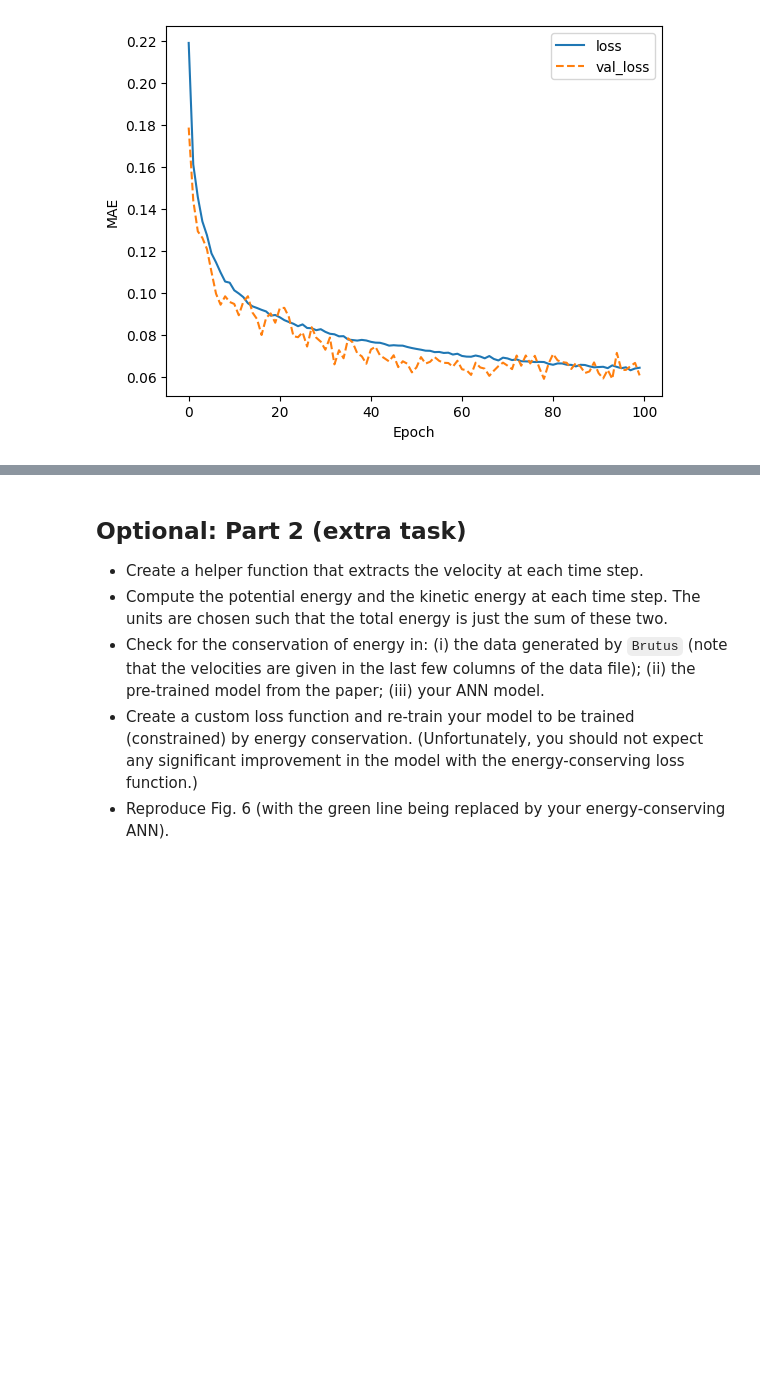
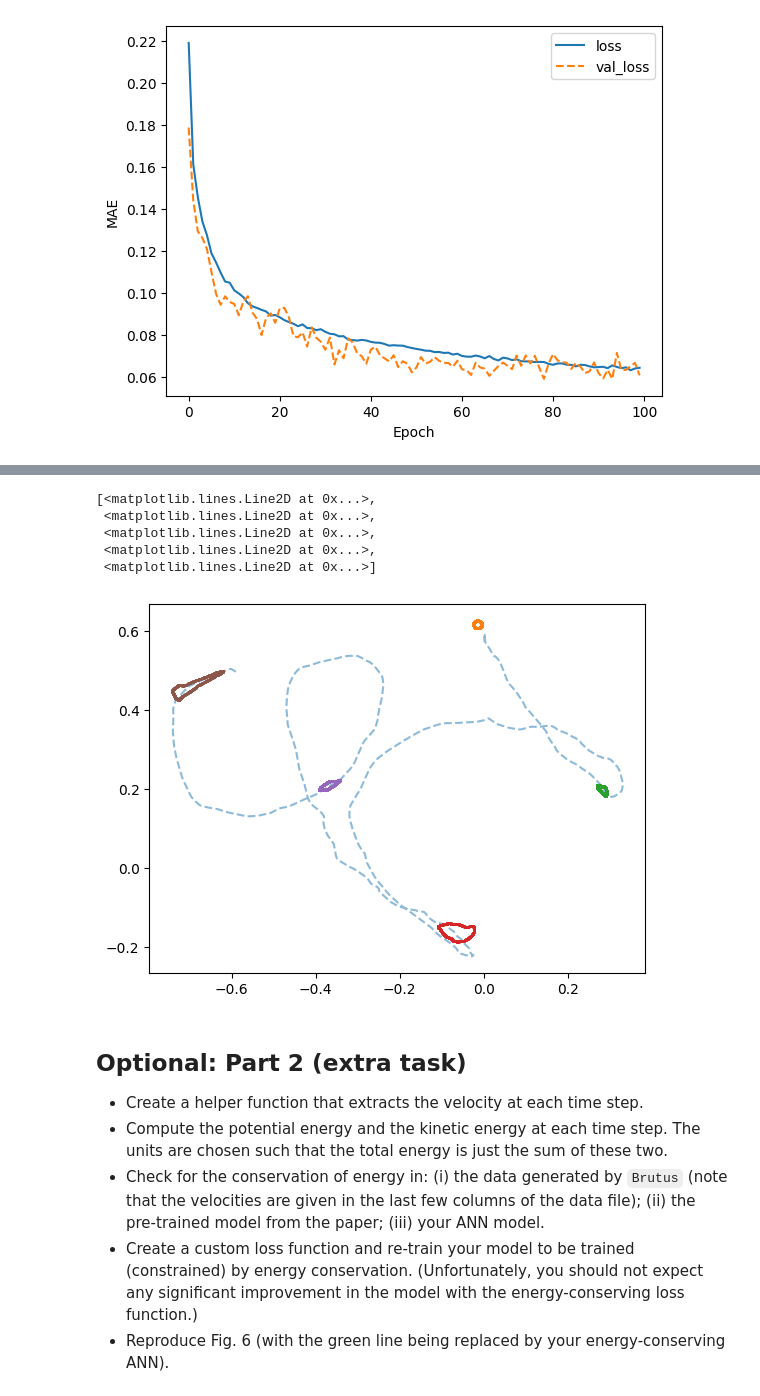
Before and after one commit to stinaper/tif285, a Jupyter notebook: doc/pub/Projects/Project2/TIF285_Project2.ipynb, the cells around one changed output, grey strips where cells are left out. Drawn from its saved outputs; the diff is of its cells as text; code cells hidden in the pictures; blank space fills up the shorter version.

```diff
--- a/doc/pub/Projects/Project2/TIF285_Project2.ipynb
+++ b/doc/pub/Projects/Project2/TIF285_Project2.ipynb
@@ -501,0 +502,28 @@ ax.legend()
+# %%
+# Small variations in input (fig. 5 in paper)
+r = 0.01
+t = np.array([0.95, 1.9, 2.95, 3.8])
+num = 1000
+
+x0 = x[0, 1:]
+x0new = np.zeros_like(x0)
+pos = np.zeros([num, 5, 2])
+
+
+for i in range(num):
+    angle = np.random.rand() * 2 * np.pi
+    x0new[0] = x0[0] + r*np.cos(angle)
+    x0new[1] = x0[1] + r*np.sin(angle)
+
+    pos[i, 0] = x0new
+    input = np.zeros((4, 3))
+    input[:,0] = t
+    input[:,1:] = np.zeros([4, 2]) + x0new
+
+
+    y_pred = big_model.predict(input)
+    pos[i, 1:, :] = y_pred[:, 2:]
+
+plt.plot(big_model_y[:, 2], big_model_y[:, 3], '--', alpha = 0.5)
+plt.plot(pos[:, :, 0], pos[:, :, 1], '.', markersize= 2)
+# %% [output]
@@ -502,3 +547,9 @@ ax.legend()
+[<matplotlib.lines.Line2D at 0x...>,
+ <matplotlib.lines.Line2D at 0x...>,
+ <matplotlib.lines.Line2D at 0x...>,
+ <matplotlib.lines.Line2D at 0x...>,
+ <matplotlib.lines.Line2D at 0x...>]
+[figure, added]
 # %%
 # Träna på hela datan
 # Utervera hastighet av prediction med timeit
```
Also changed, not shown: parts of 19 cells of this notebook.
